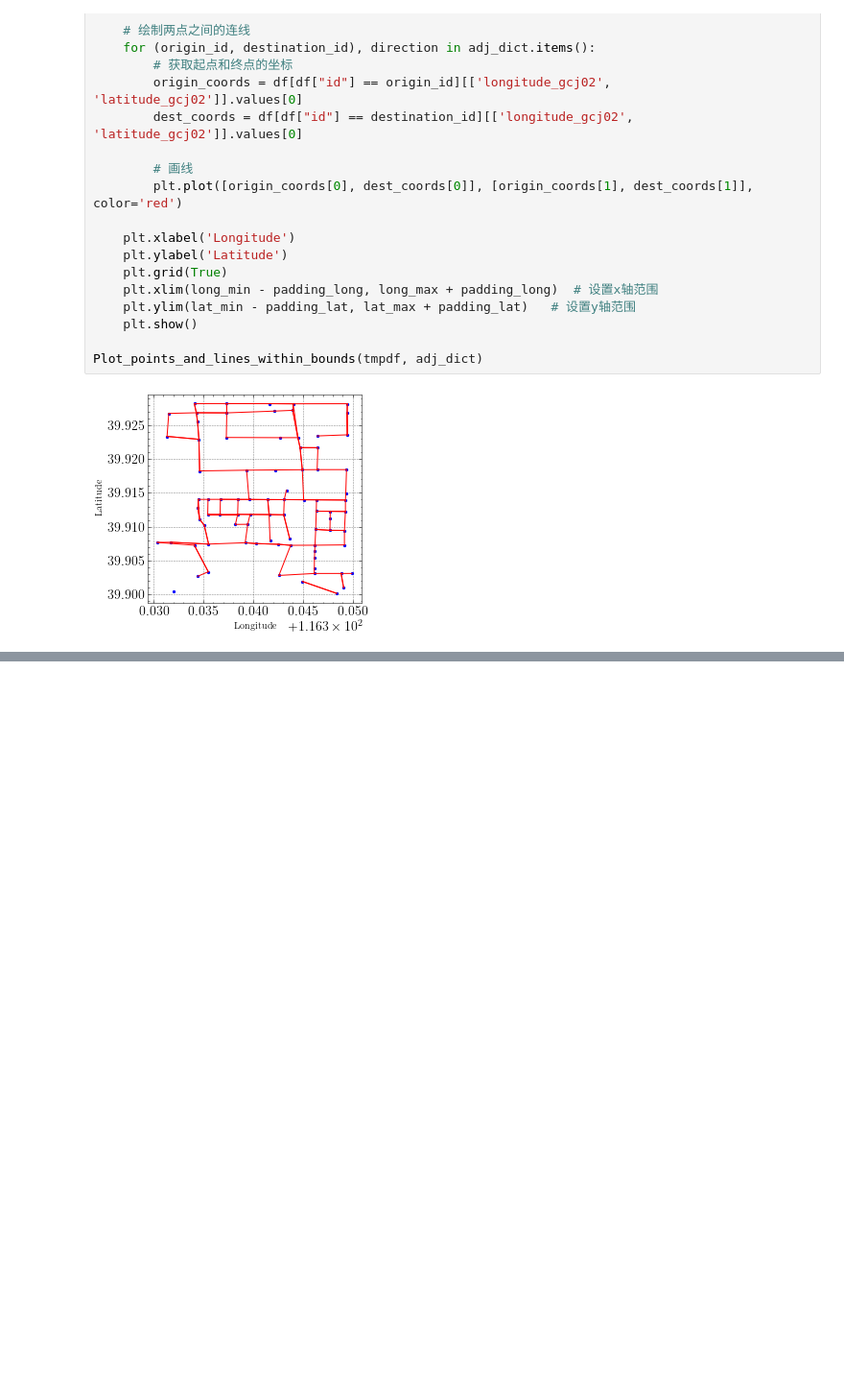
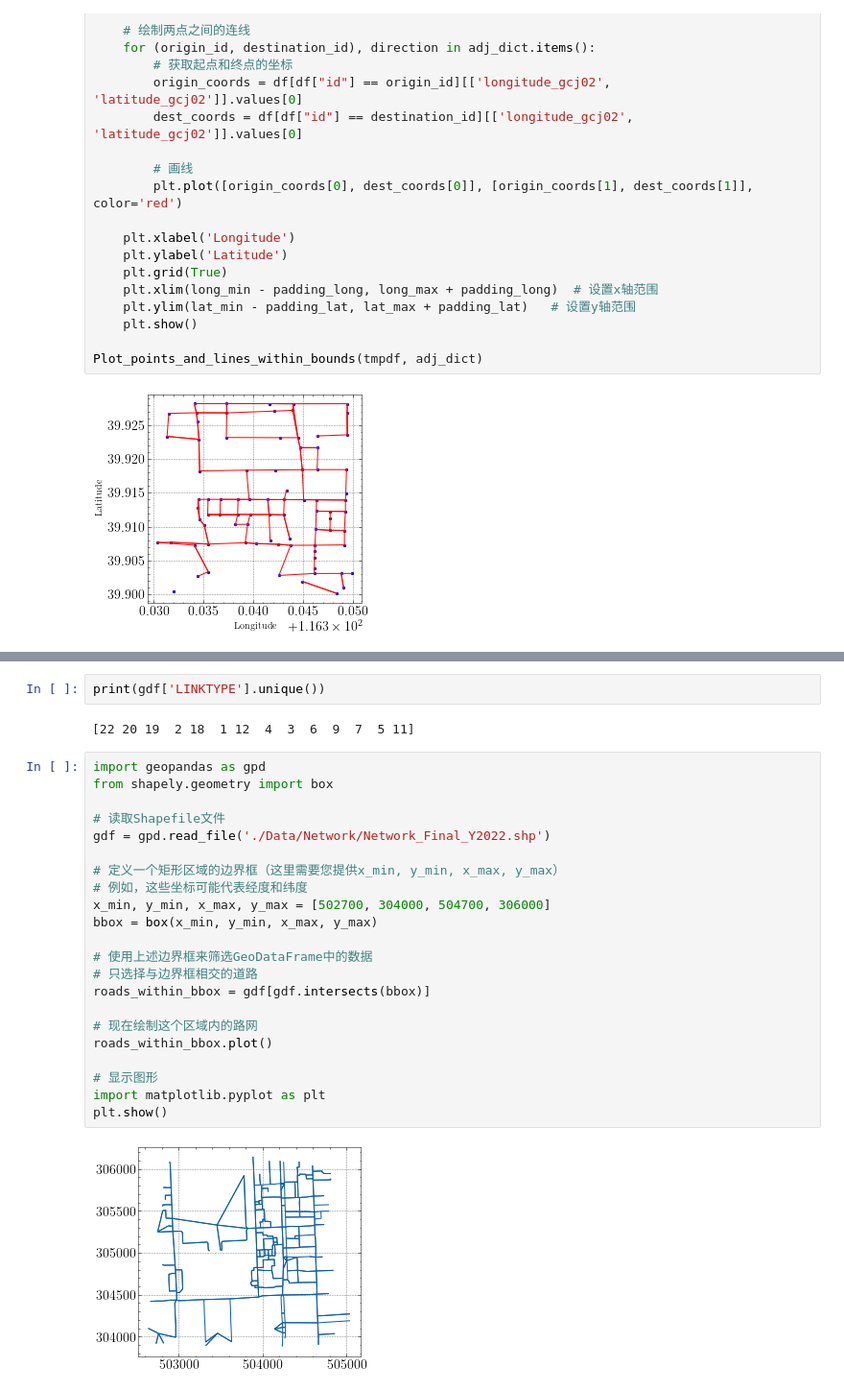
Before and after one commit to liftes/TrafficSignal, a Jupyter notebook: testtrafficnet.ipynb, the cells around one changed output, grey strips where cells are left out. Shown at 96% size. Cells and saved outputs as stored; diff of their text form; blank space fills up the shorter version.

```diff
--- a/testtrafficnet.ipynb
+++ b/testtrafficnet.ipynb
@@ -385,0 +417,28 @@ Plot_points_and_lines_within_bounds(tmpdf, adj_dict)
+# %%
+print(gdf['LINKTYPE'].unique())
+# %% [output]
+[22 20 19  2 18  1 12  4  3  6  9  7  5 11]
+# %%
+import geopandas as gpd
+from shapely.geometry import box
+
+# 读取Shapefile文件
+gdf = gpd.read_file('./Data/Network/Network_Final_Y2022.shp')
+
+# 定义一个矩形区域的边界框（这里需要您提供x_min, y_min, x_max, y_max）
+# 例如，这些坐标可能代表经度和纬度
+x_min, y_min, x_max, y_max = [502700, 304000, 504700, 306000]
+bbox = box(x_min, y_min, x_max, y_max)
+
+# 使用上述边界框来筛选GeoDataFrame中的数据
+# 只选择与边界框相交的道路
+roads_within_bbox = gdf[gdf.intersects(bbox)]
+
+# 现在绘制这个区域内的路网
+roads_within_bbox.plot()
+
+# 显示图形
+import matplotlib.pyplot as plt
+plt.show()
+# %% [output]
+[figure, added]
```
Also changed, not shown: parts of 8 cells of this notebook, 3 other files.
